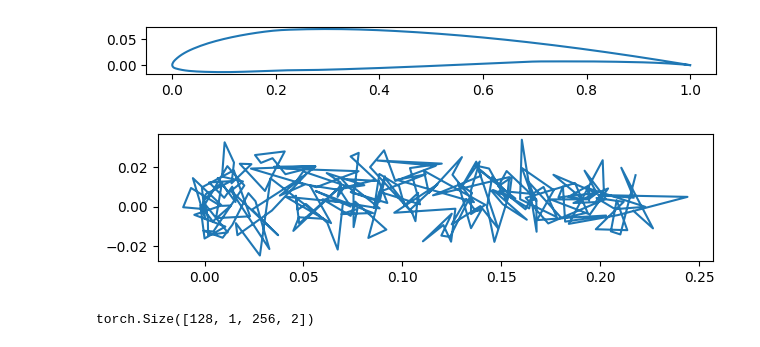
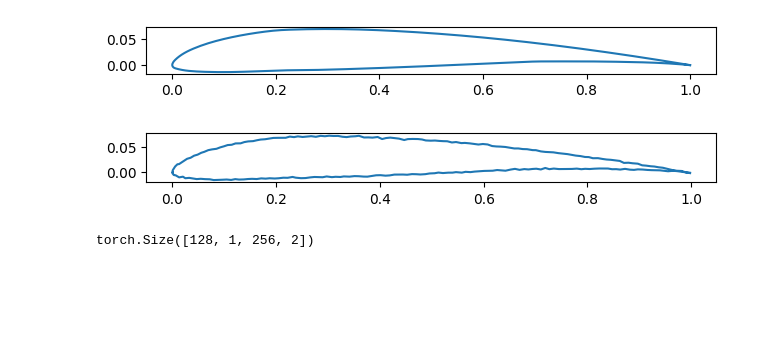
Before and after one commit to Karl-Liu-ch/DiffusionAirfoil, a Jupyter notebook: t1.ipynb, the cells around one changed output. Cells and saved outputs as stored; diff of their text form; code cells hidden in the pictures; blank space fills up the shorter version.

```diff
--- a/t1.ipynb
+++ b/t1.ipynb
@@ -367,7 +367,7 @@ def sigmoid_beta_schedule(timesteps):
 timesteps = 300
 
 # define beta schedule
-betas = linear_beta_schedule(timesteps=timesteps)
+betas = cosine_beta_schedule(timesteps=timesteps)
 
 # define alphas
 alphas = 1. - betas
@@ -426,19 +426,19 @@ plt.show()
 # %% [output]
 [figure]
 # %%
-t = torch.tensor([299]).to(device)
+t = torch.tensor([10]).to(device)
 noisy = torch.from_numpy(data[0,:,:]).to(device)
 noisy = noisy.unsqueeze(dim=-1).unsqueeze(dim=0).permute(0,3,1,2)
 noisy = get_noisy_image(noisy, t)
 noisy = noisy.reshape(256, 2)
 
 fig, axs = plt.subplots(1, 1)
 axs.plot(noisy[:,0], noisy[:,1])
 axs.set_aspect('equal', 'box')
 fig.tight_layout()
 plt.show()
 # %% [output]
-[figure, old version]
+[figure, new version]
 # %%
 def p_losses(denoise_model, x_start, t, noise=None, loss_type="l1"):
     if noise is None:
```
Also changed, not shown: parts of 1 cell of this notebook, 2 other files.
